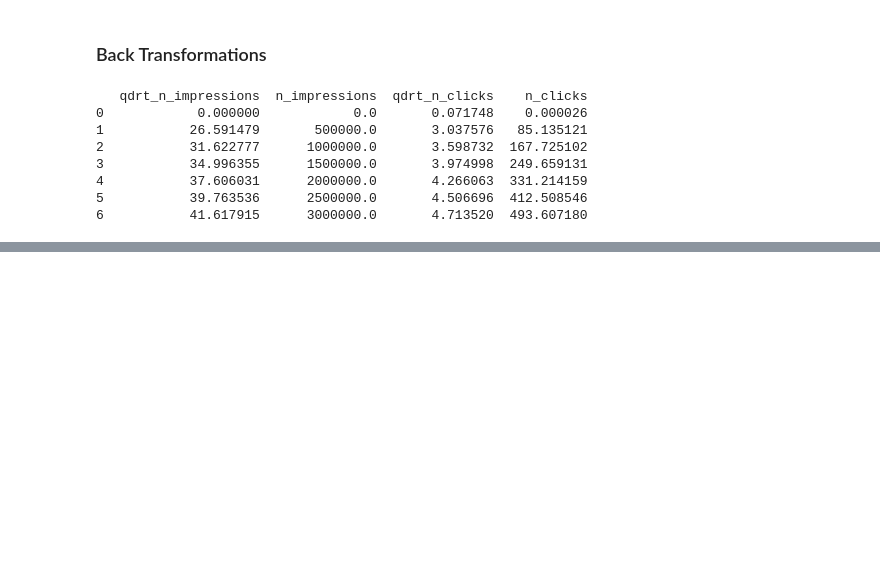
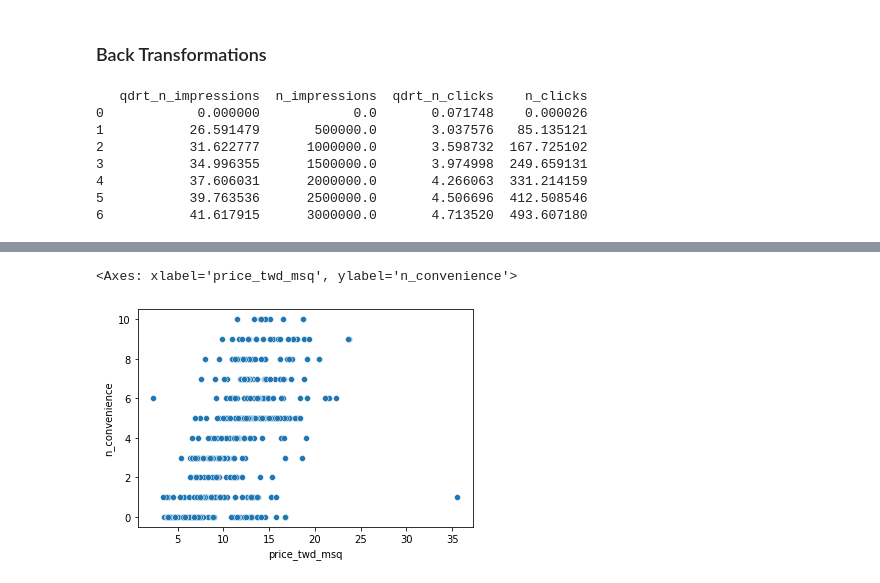
Before and after one commit to AnshuBantra/Python, a Jupyter notebook: Associate Data Scientist in Python/026 Introduction to Regression with statsmodels in Python/regression.ipynb, the cells around one changed output, grey strips where cells are left out. Drawn from its saved outputs; the diff is of its cells as text; code cells hidden in the pictures; blank space fills up the shorter version.

```diff
--- a/Associate Data Scientist in Python/026 Introduction to Regression with statsmodels in Python/regression.ipynb
+++ b/Associate Data Scientist in Python/026 Introduction to Regression with statsmodels in Python/regression.ipynb
@@ -470,0 +592,9 @@ plt.show()
+# %%
+sns.scatterplot(
+  data=df_trs
+  , y='n_convenience'
+  , x='price_twd_msq'
+)
+# %% [output]
+<Axes: xlabel='price_twd_msq', ylabel='n_convenience'>
+[figure, added]
```
Also changed, not shown: parts of 45 cells of this notebook.
